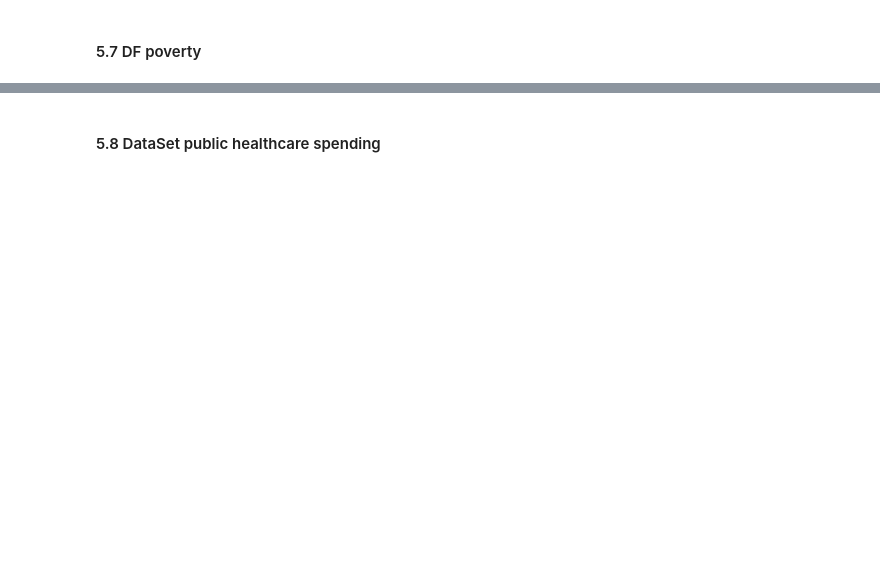
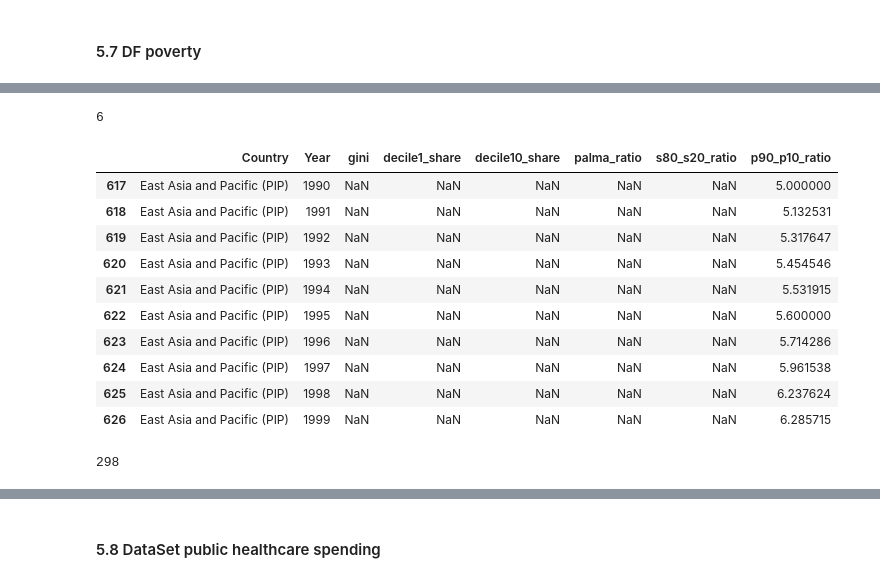
Before and after one commit to Sarah-bzb/TFM_analisis_datos, a Jupyter notebook: exploration_health_v0 - copia.ipynb, the cells around one changed output, grey strips where cells are left out. Drawn from its saved outputs; the diff is of its cells as text; code cells hidden in the pictures; blank space fills up the shorter version.

```diff
--- a/exploration_health_v0 - copia.ipynb
+++ b/exploration_health_v0 - copia.ipynb
@@ -1963,0 +1948,2 @@ Name: Code, dtype: int64
+# %%
+df_desigualdad = df_poverty[['Country', 'Year', 'gini', 'decile1_share', 'decile10_share', 'palma_ratio', 's80_s20_ratio', 'p90_p10_ratio']]
@@ -1963,0 +2039,24 @@ Name: Code, dtype: int64
+# %%
+len(p90_p10_ratio)
+# %% [output]
+6
+# %%
+gini = df_desigualdad[df_desigualdad['gini'].isnull()]
+
+gini.head(10)
+# %% [output]
+|  | Country | Year | gini | decile1_share | decile10_share | palma_ratio | s80_s20_ratio | p90_p10_ratio |
+| 617 | East Asia and Pacific (PIP) | 1990 | NaN | NaN | NaN | NaN | NaN | 5.000000 |
+| 618 | East Asia and Pacific (PIP) | 1991 | NaN | NaN | NaN | NaN | NaN | 5.132531 |
+| 619 | East Asia and Pacific (PIP) | 1992 | NaN | NaN | NaN | NaN | NaN | 5.317647 |
+| 620 | East Asia and Pacific (PIP) | 1993 | NaN | NaN | NaN | NaN | NaN | 5.454546 |
+| 621 | East Asia and Pacific (PIP) | 1994 | NaN | NaN | NaN | NaN | NaN | 5.531915 |
+| 622 | East Asia and Pacific (PIP) | 1995 | NaN | NaN | NaN | NaN | NaN | 5.600000 |
+| 623 | East Asia and Pacific (PIP) | 1996 | NaN | NaN | NaN | NaN | NaN | 5.714286 |
+| 624 | East Asia and Pacific (PIP) | 1997 | NaN | NaN | NaN | NaN | NaN | 5.961538 |
+| 625 | East Asia and Pacific (PIP) | 1998 | NaN | NaN | NaN | NaN | NaN | 6.237624 |
+| 626 | East Asia and Pacific (PIP) | 1999 | NaN | NaN | NaN | NaN | NaN | 6.285715 |
+# %%
+len(gini)
+# %% [output]
+298
```
Also changed, not shown: parts of 57 cells of this notebook.
